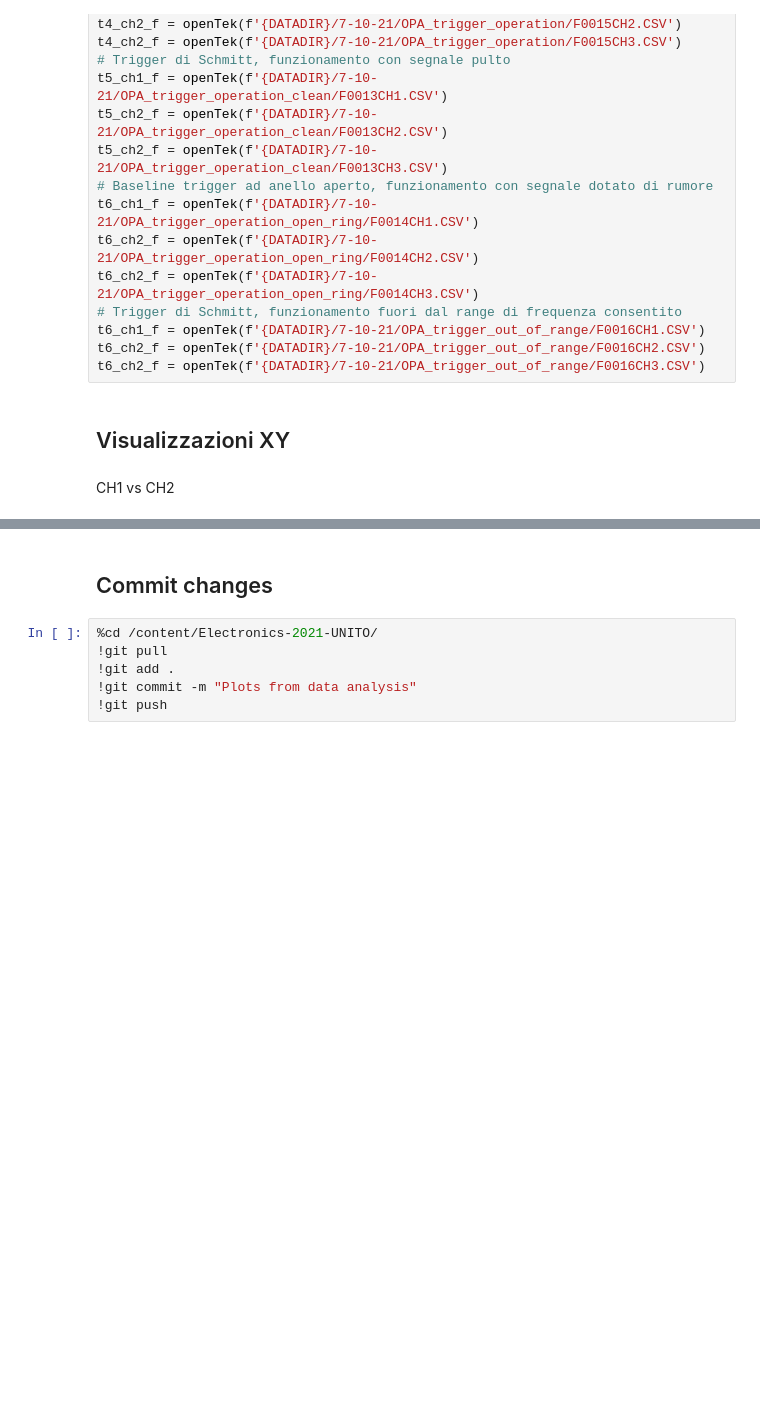
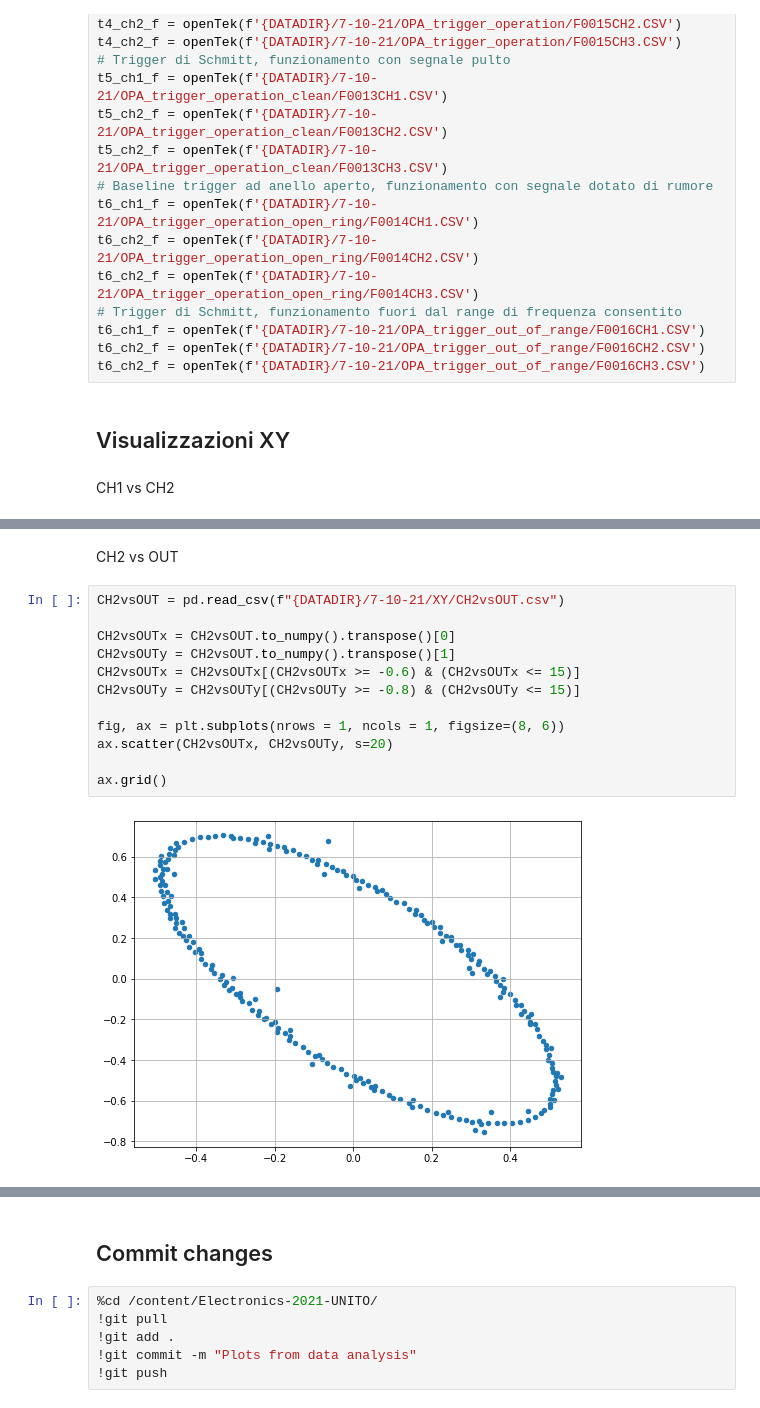
Before and after one commit to valeriopagliarino/Electronics-2021-UNITO-Public, a Jupyter notebook: analysis/3_Mixer_Diff_Trigger.ipynb, the cells around one changed output, grey strips where cells are left out. Saved outputs shown, nothing was run; the diff lists cells and outputs as text; blank space fills up the shorter version.

```diff
--- a/analysis/3_Mixer_Diff_Trigger.ipynb
+++ b/analysis/3_Mixer_Diff_Trigger.ipynb
@@ -227,0 +241,16 @@ ax.grid()
+# %% [markdown]
+CH2 vs OUT
+# %%
+CH2vsOUT = pd.read_csv(f"{DATADIR}/7-10-21/XY/CH2vsOUT.csv")
+
+CH2vsOUTx = CH2vsOUT.to_numpy().transpose()[0]
+CH2vsOUTy = CH2vsOUT.to_numpy().transpose()[1]
+CH2vsOUTx = CH2vsOUTx[(CH2vsOUTx >= -0.6) & (CH2vsOUTx <= 15)]
+CH2vsOUTy = CH2vsOUTy[(CH2vsOUTy >= -0.8) & (CH2vsOUTy <= 15)]
+
+fig, ax = plt.subplots(nrows = 1, ncols = 1, figsize=(8, 6))
+ax.scatter(CH2vsOUTx, CH2vsOUTy, s=20)
+
+ax.grid()
+# %% [output]
+[figure, added]
```
Also changed, not shown: parts of 8 cells of this notebook.
